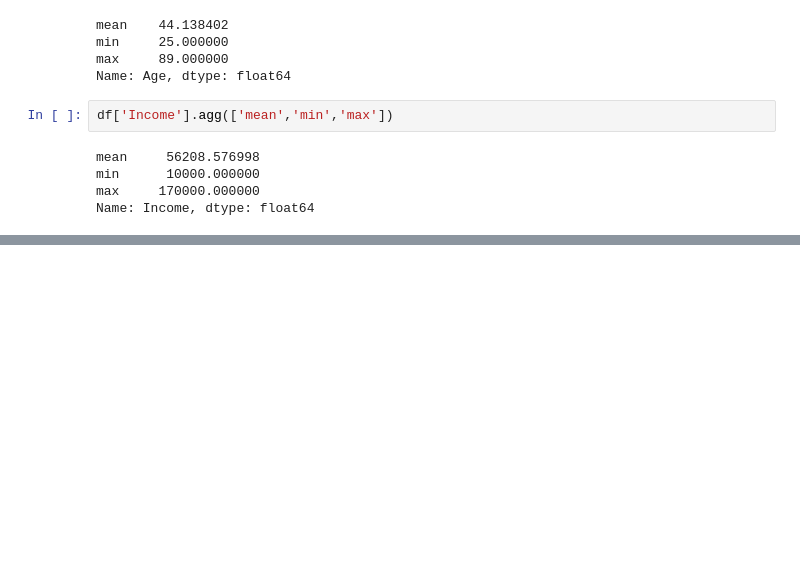
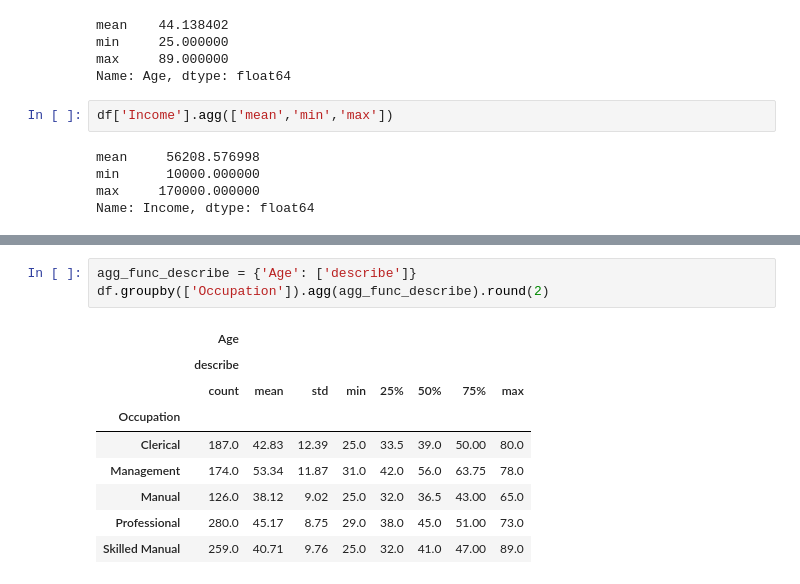
Before and after one commit to sledhead/CoLab_test, a Jupyter notebook: pandas_test.ipynb, the cells around one changed output, grey strips where cells are left out. Saved outputs shown, nothing was run; the diff lists cells and outputs as text; blank space fills up the shorter version.

```diff
--- a/pandas_test.ipynb
+++ b/pandas_test.ipynb
@@ -137,0 +162,13 @@ Name: Income, dtype: float64
+# %%
+agg_func_describe = {'Age': ['describe']}
+df.groupby(['Occupation']).agg(agg_func_describe).round(2)
+# %% [output]
+|  | Age |  |  |  |  |  |  |  |
+|  | describe |  |  |  |  |  |  |  |
+|  | count | mean | std | min | 25% | 50% | 75% | max |
+| Occupation |  |  |  |  |  |  |  |  |
+| Clerical | 187.0 | 42.83 | 12.39 | 25.0 | 33.5 | 39.0 | 50.00 | 80.0 |
+| Management | 174.0 | 53.34 | 11.87 | 31.0 | 42.0 | 56.0 | 63.75 | 78.0 |
+| Manual | 126.0 | 38.12 | 9.02 | 25.0 | 32.0 | 36.5 | 43.00 | 65.0 |
+| Professional | 280.0 | 45.17 | 8.75 | 29.0 | 38.0 | 45.0 | 51.00 | 73.0 |
+| Skilled Manual | 259.0 | 40.71 | 9.76 | 25.0 | 32.0 | 41.0 | 47.00 | 89.0 |
```
Also changed, not shown: parts of 6 cells of this notebook.
